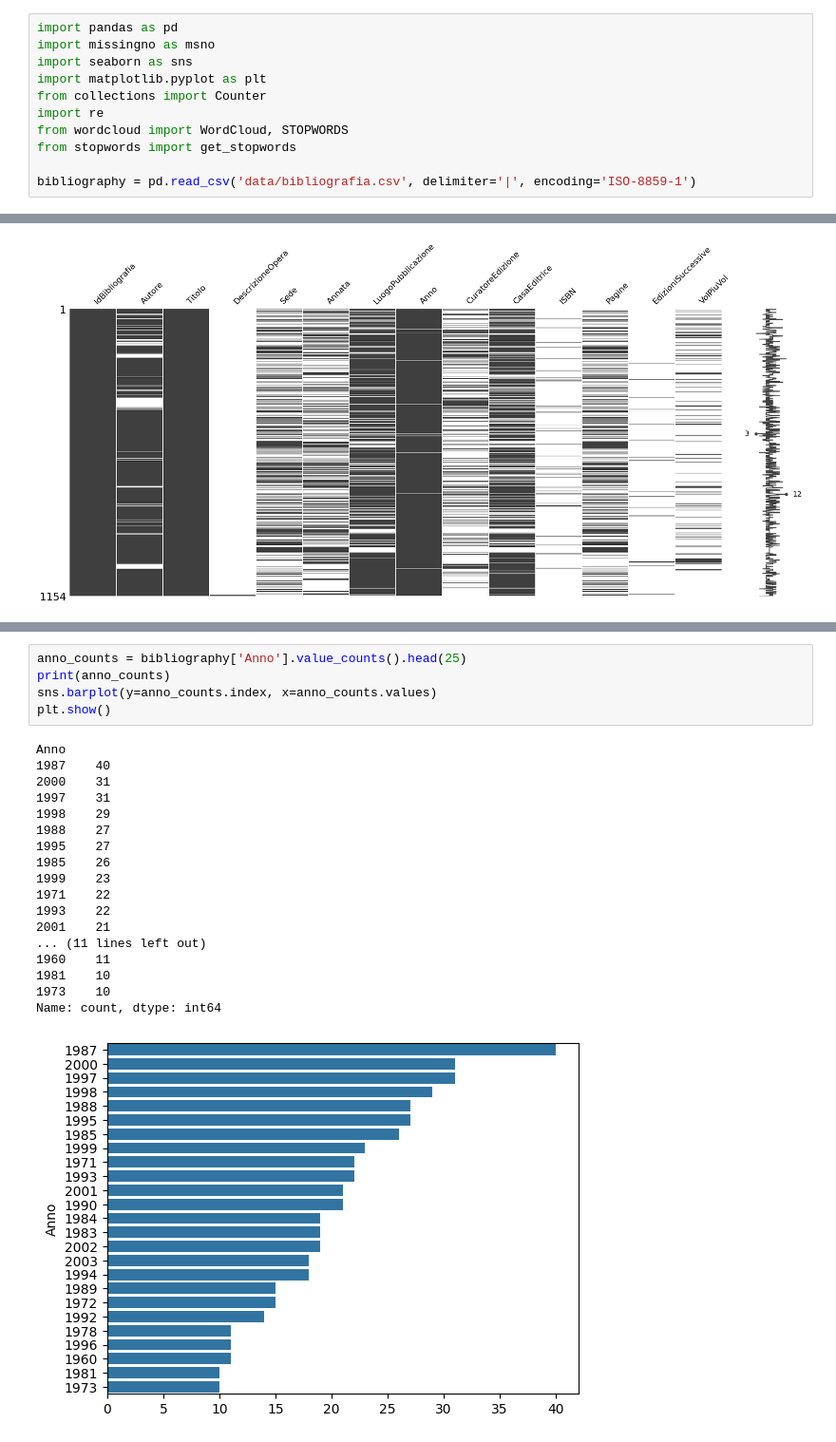
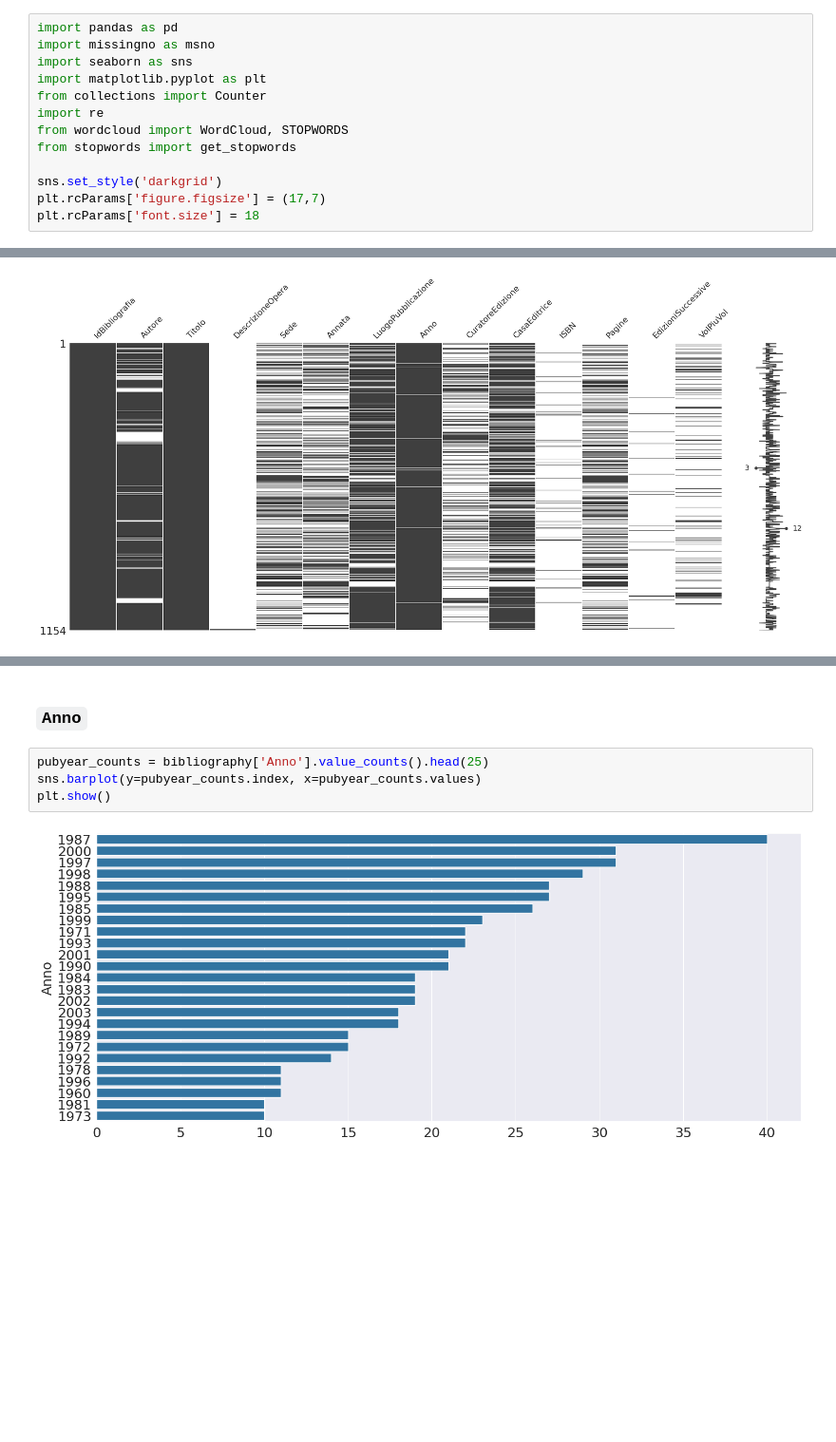
Before and after one commit to sbrzt/castelli, a Jupyter notebook: bibliography.ipynb, the cells around one changed output, grey strips where cells are left out. Shown at 95% size. Cells and saved outputs as stored; diff of their text form; blank space fills up the shorter version.

```diff
--- a/bibliography.ipynb
+++ b/bibliography.ipynb
@@ -8,4 +12,6 @@ import re
 from wordcloud import WordCloud, STOPWORDS
 from stopwords import get_stopwords
 
-bibliography = pd.read_csv('data/bibliografia.csv', delimiter='|', encoding='ISO-8859-1')
+sns.set_style('darkgrid')
+plt.rcParams['figure.figsize'] = (17,7)
+plt.rcParams['font.size'] = 18
@@ -131,24 +173,8 @@ Name: count, dtype: int64
+# %% [markdown]
+### `Anno`
 # %%
-anno_counts = bibliography['Anno'].value_counts().head(25)
-print(anno_counts)
-sns.barplot(y=anno_counts.index, x=anno_counts.values)
+pubyear_counts = bibliography['Anno'].value_counts().head(25)
+sns.barplot(y=pubyear_counts.index, x=pubyear_counts.values)
 plt.show()
 # %% [output]
-Anno
-1987    40
-2000    31
-1997    31
-1998    29
-1988    27
-1995    27
-1985    26
-1999    23
-1971    22
-1993    22
-2001    21
-... (11 lines left out)
-1960    11
-1981    10
-1973    10
-Name: count, dtype: int64
-[figure, old version]
+[figure, new version]
```
Also changed, not shown: parts of 45 cells of this notebook.
